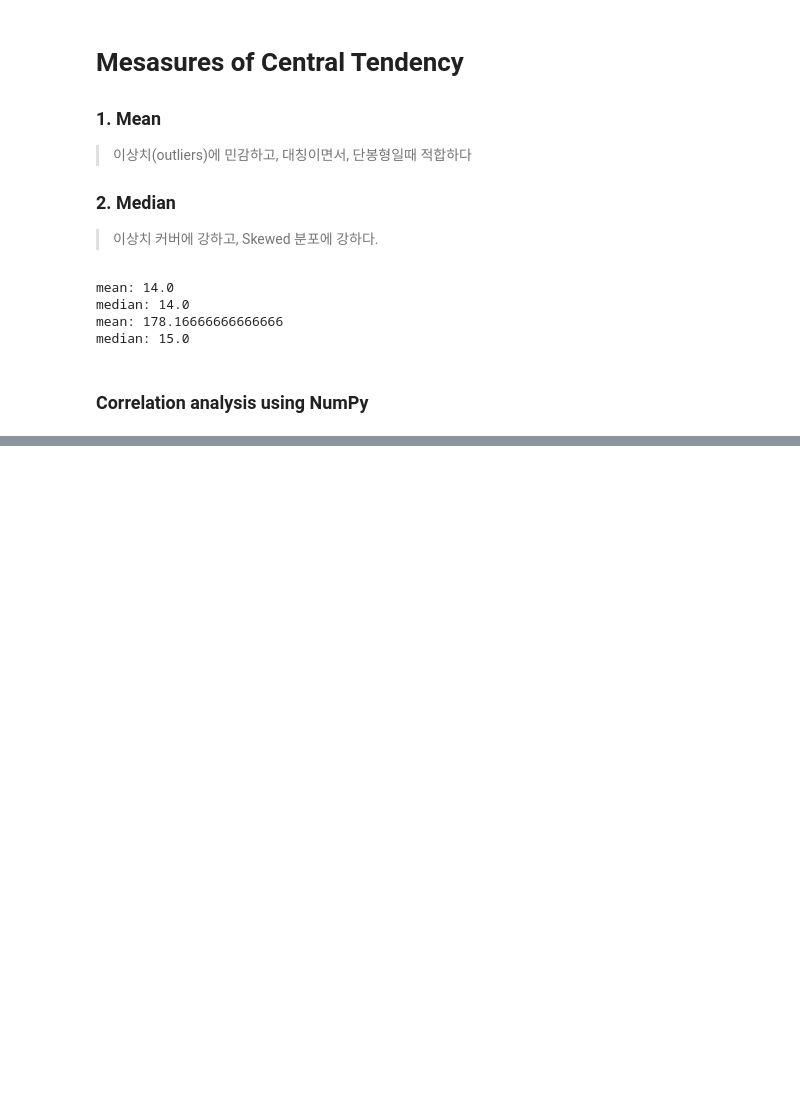
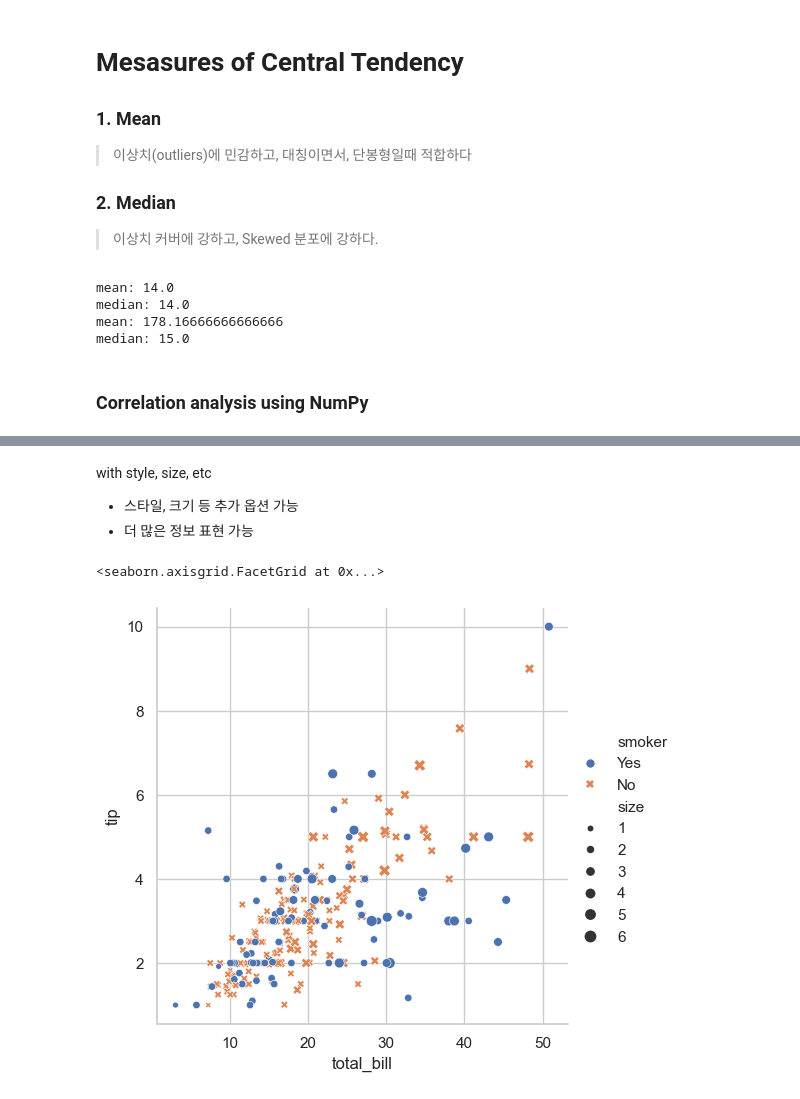
Before and after one commit to juwoojae/FundamentalsOfDataScience, a Jupyter notebook: week5/lecture9.ipynb, the cells around one changed output, grey strips where cells are left out. Drawn from its saved outputs; the diff is of its cells as text; code cells hidden in the pictures; blank space fills up the shorter version.

```diff
--- a/week5/lecture9.ipynb
+++ b/week5/lecture9.ipynb
@@ -44,0 +194,16 @@ array([[1.        , 1.        , 0.06170031],
+# %% [markdown]
+with style, size, etc
+* 스타일, 크기 등 추가 옵션 가능
+* 더 많은 정보 표현 가능
+# %%
+sns.relplot(
+    x='total_bill',
+    y='tip',
+    hue='smoker',     # 색으로 구준
+    style='smoker',   # 마커 모양 (모양으로 구분)
+    size='size',      # 점 크기 (인원 수) 크기로 표현
+    data=tips
+)
+# %% [output]
+<seaborn.axisgrid.FacetGrid at 0x...>
+[figure, added]
```
Also changed, not shown: parts of 9 cells of this notebook.
